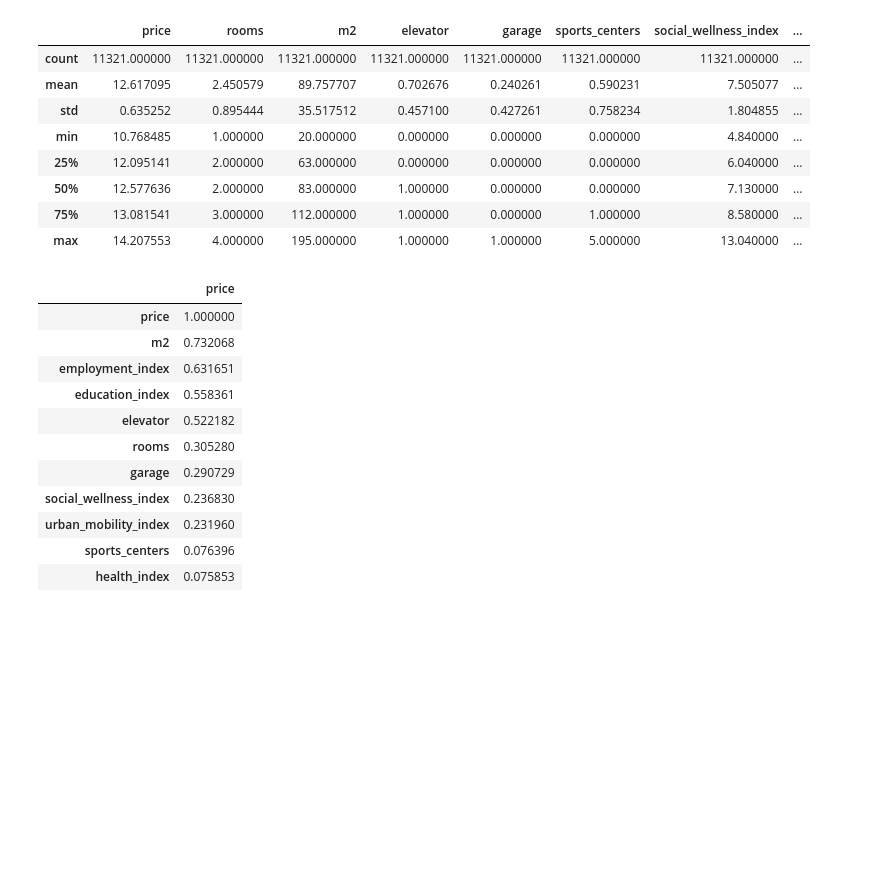
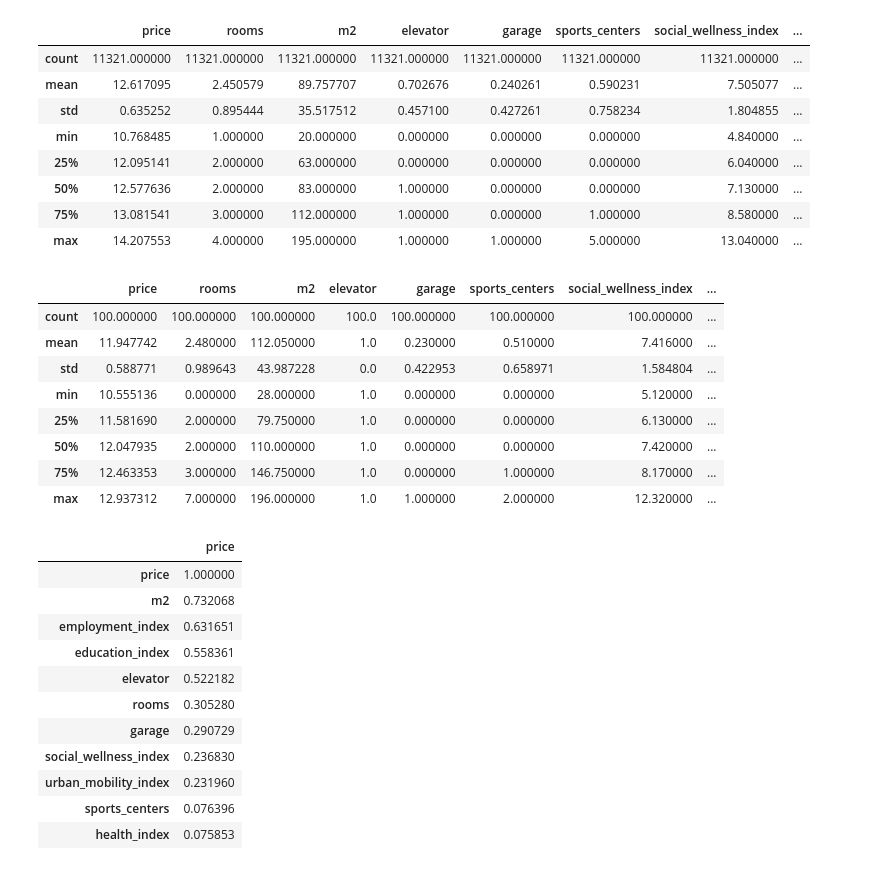
Before and after one commit to namratamayekar/Housing_Price_Prediction_Madrid, a Jupyter notebook: notebooks/Modelling_Emanuela_regressions.ipynb, the cells around one changed output. Saved outputs shown, nothing was run; the diff lists cells and outputs as text; code cells hidden in the pictures; blank space fills up the shorter version.

```diff
--- a/notebooks/Modelling_Emanuela_regressions.ipynb
+++ b/notebooks/Modelling_Emanuela_regressions.ipynb
@@ -87,6 +127,18 @@ df.describe()
 | 50% | 12.577636 | 2.000000 | 83.000000 | 1.000000 | 0.000000 | 0.000000 | 7.130000 | ... |
 | 75% | 13.081541 | 3.000000 | 112.000000 | 1.000000 | 0.000000 | 1.000000 | 8.580000 | ... |
 | max | 14.207553 | 4.000000 | 195.000000 | 1.000000 | 1.000000 | 5.000000 | 13.040000 | ... |
+# %%
+df_unseen.describe()
+# %% [output]
+|  | price | rooms | m2 | elevator | garage | sports_centers | social_wellness_index | ... |
+| count | 100.000000 | 100.000000 | 100.000000 | 100.0 | 100.000000 | 100.000000 | 100.000000 | ... |
+| mean | 11.947742 | 2.480000 | 112.050000 | 1.0 | 0.230000 | 0.510000 | 7.416000 | ... |
+| std | 0.588771 | 0.989643 | 43.987228 | 0.0 | 0.422953 | 0.658971 | 1.584804 | ... |
+| min | 10.555136 | 0.000000 | 28.000000 | 1.0 | 0.000000 | 0.000000 | 5.120000 | ... |
+| 25% | 11.581690 | 2.000000 | 79.750000 | 1.0 | 0.000000 | 0.000000 | 6.130000 | ... |
+| 50% | 12.047935 | 2.000000 | 110.000000 | 1.0 | 0.000000 | 0.000000 | 7.420000 | ... |
+| 75% | 12.463353 | 3.000000 | 146.750000 | 1.0 | 0.000000 | 1.000000 | 8.170000 | ... |
+| max | 12.937312 | 7.000000 | 196.000000 | 1.0 | 1.000000 | 2.000000 | 12.320000 | ... |
 # %%
 import warnings
 warnings.filterwarnings("ignore")
```
Also changed, not shown: parts of 13 cells of this notebook, 11 other files.
